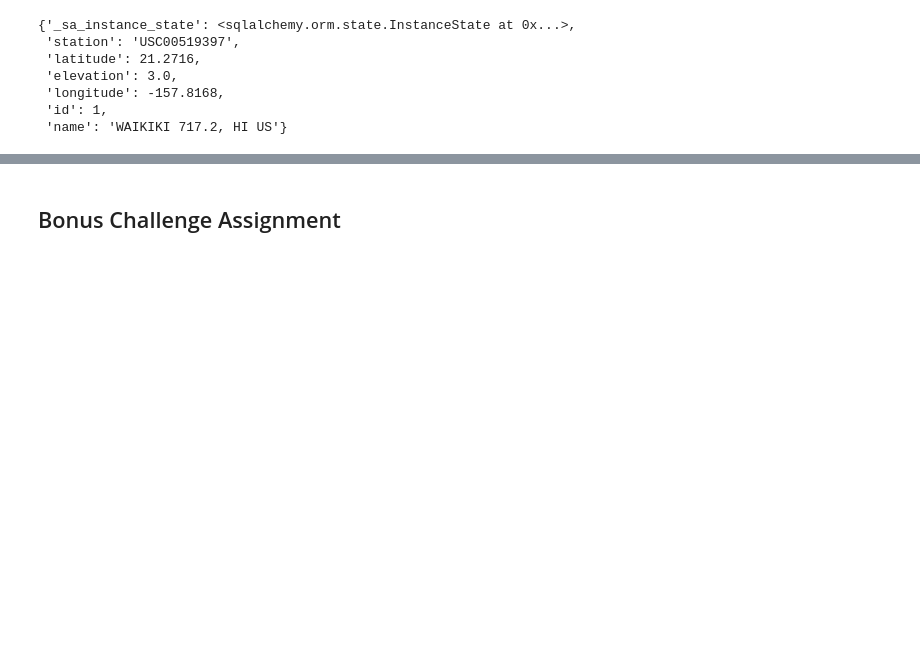
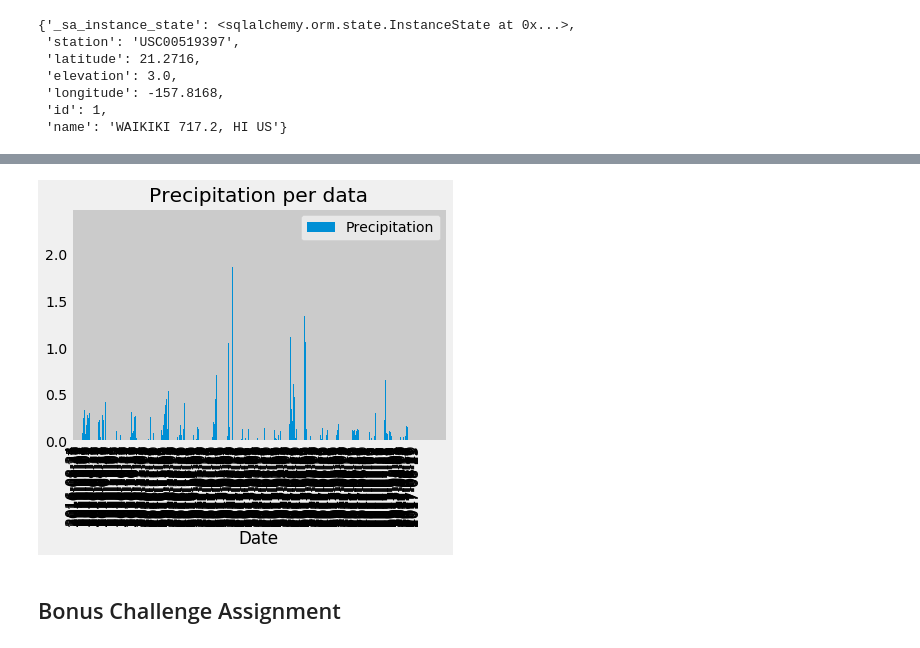
Before and after one commit to HaifaNajdawi/SQLAlchemy_climate_analysis_on_Honolulu-_Hawaii, a Jupyter notebook: climate_starter.ipynb, the cells around one changed output, grey strips where cells are left out. Saved outputs shown, nothing was run; the diff lists cells and outputs as text; code cells hidden in the pictures; blank space fills up the shorter version.

Commit message:
dataframe for last 12 months

```diff
--- a/climate_starter.ipynb
+++ b/climate_starter.ipynb
@@ -64,0 +56,4 @@ first_row.__dict__
+# %%
+# Calculate the date 1 year ago from the last data point in the database
+last_day = session.query(Measurment).order_by(Measurment.date.desc()).first().date
+last_day
@@ -64,0 +62,3 @@ first_row.__dict__
+# %%
+last_12months=dt.datetime.strptime(last_day, '%Y-%m-%d') - dt.timedelta(days=365)
+last_12months
@@ -64,0 +67,4 @@ first_row.__dict__
+# %%
+# Perform a query to retrieve the data and precipitation scores
+precip_date_query=session.query(Measurment.date,func.avg(Measurment.prcp)).filter(Measurment.date >last_12months).group_by(Measurment.date).all()
+precip_date_query
@@ -64,0 +89,6 @@ first_row.__dict__
+# %%
+
+# Save the query results as a Pandas DataFrame and set the index to the date column
+precp_date_df=pd.DataFrame(precip_date_query,columns=["Date","Precipitation"])
+precp_date_df.set_index('Date',inplace=True)
+precp_date_df.head(10)
@@ -65,3 +108,10 @@ first_row.__dict__
+# %%
+# Use Pandas Plotting with Matplotlib to plot the data
+precp_date_df.plot.bar(title="Precipitation per data")
+plt.xticks(range(400))
+plt.show()
+# %% [output]
+[figure, added]
 # %%
 # Use Pandas to calcualte the summary statistics for the precipitation data
 # %%
```
Also changed, not shown: parts of 11 cells of this notebook.
